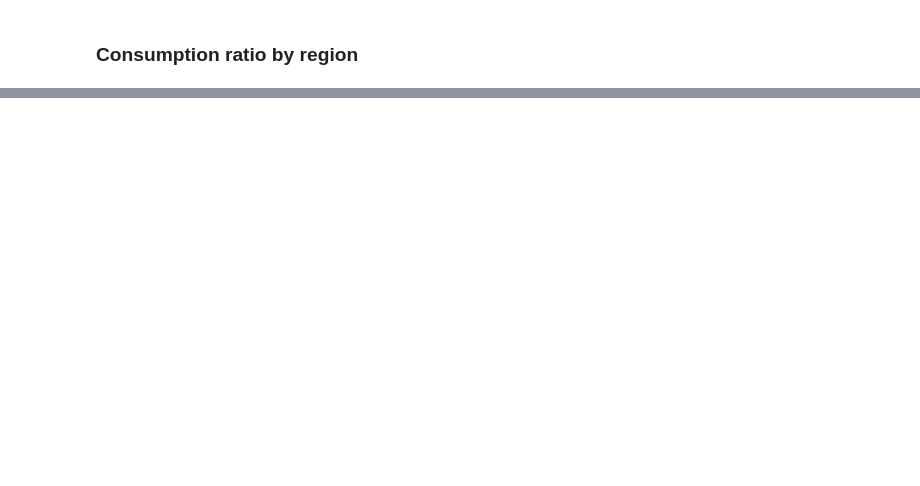
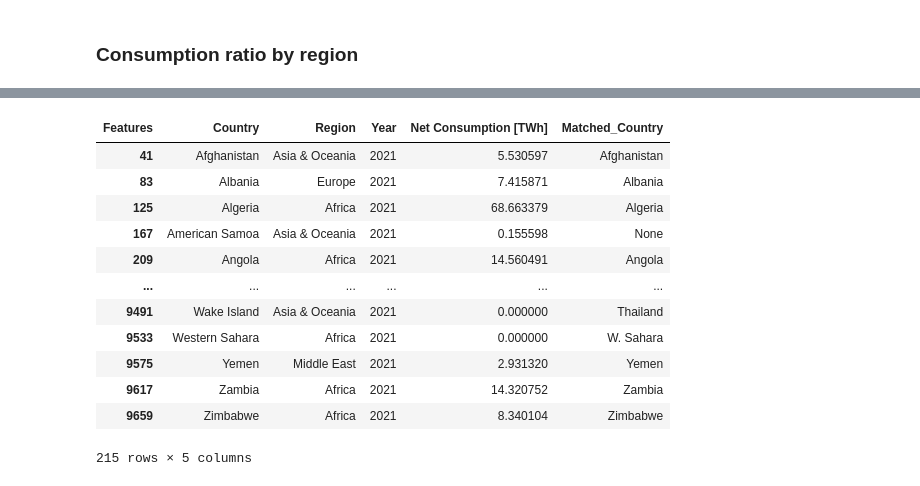
Before and after one commit to endritmustafa96/Global-Electricity-Consumption, a Jupyter notebook: 1. Notebook/Global_Electricity_Consumption.ipynb, the cells around one changed output, grey strips where cells are left out. Drawn from its saved outputs; the diff is of its cells as text; code cells hidden in the pictures; blank space fills up the shorter version.

```diff
--- a/1. Notebook/Global_Electricity_Consumption.ipynb
+++ b/1. Notebook/Global_Electricity_Consumption.ipynb
@@ -577,0 +629,26 @@ df_processed_final.loc[df_processed_final['Country'].str.strip() == 'Kosovo']
+# %%
+# Performing fuzzy matching for each country name in df_max_type
+
+def fuzzy_match_country(row):
+    match, score = process.extractOne(row['Country'], standardized_country_names, scorer=fuzz.ratio)
+    if score >= 60:  # Adjust the threshold as needed
+        return match
+    else:
+        return None
+
+df_last_year_data['Matched_Country'] = df_last_year_data.apply(fuzzy_match_country, axis=1)
+df_last_year_data
+# %% [output]
+| Features | Country | Region | Year | Net Consumption [TWh] | Matched_Country |
+| 41 | Afghanistan | Asia & Oceania | 2021 | 5.530597 | Afghanistan |
+| 83 | Albania | Europe | 2021 | 7.415871 | Albania |
+| 125 | Algeria | Africa | 2021 | 68.663379 | Algeria |
+| 167 | American Samoa | Asia & Oceania | 2021 | 0.155598 | None |
+| 209 | Angola | Africa | 2021 | 14.560491 | Angola |
+| ... | ... | ... | ... | ... | ... |
+| 9491 | Wake Island | Asia & Oceania | 2021 | 0.000000 | Thailand |
+| 9533 | Western Sahara | Africa | 2021 | 0.000000 | W. Sahara |
+| 9575 | Yemen | Middle East | 2021 | 2.931320 | Yemen |
+| 9617 | Zambia | Africa | 2021 | 14.320752 | Zambia |
+| 9659 | Zimbabwe | Africa | 2021 | 8.340104 | Zimbabwe |
+215 rows × 5 columns
```
Also changed, not shown: parts of 19 cells of this notebook.
